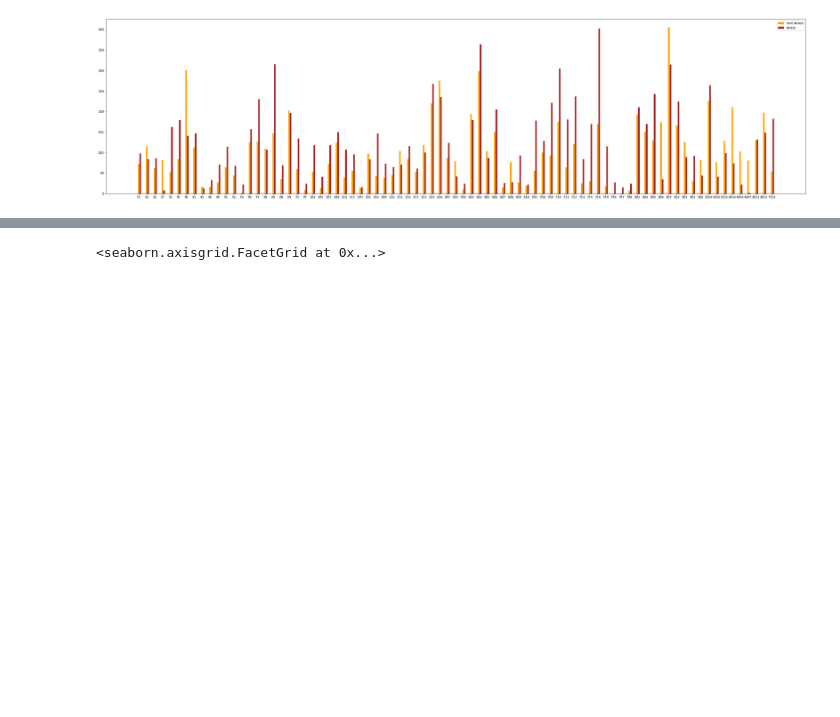
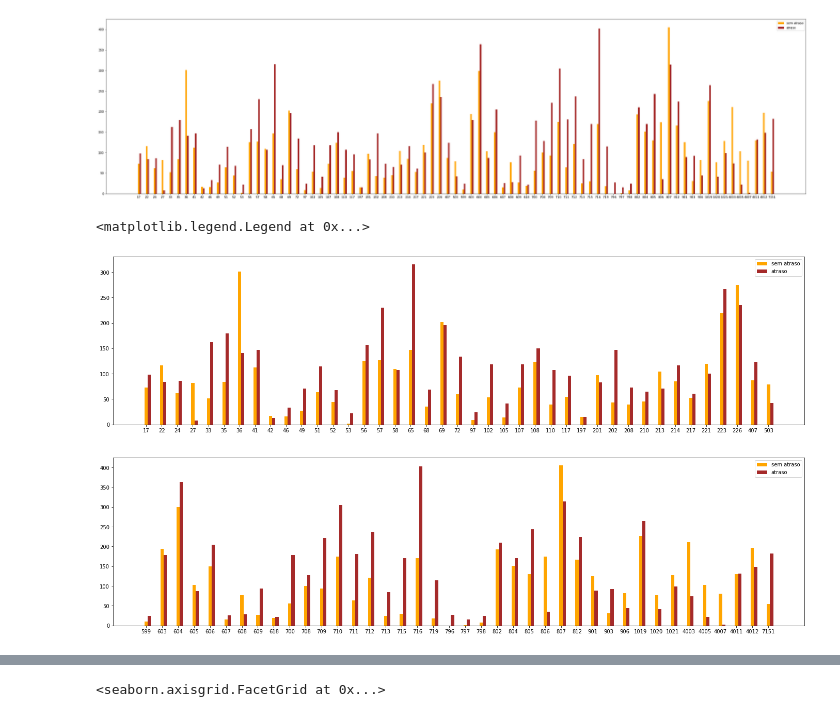
Before and after one commit to willieny/SMTT, a Jupyter notebook: SMTT.ipynb, the cells around one changed output, grey strips where cells are left out. Cells and saved outputs as stored; diff of their text form; code cells hidden in the pictures; blank space fills up the shorter version.

```diff
--- a/SMTT.ipynb
+++ b/SMTT.ipynb
@@ -257,13 +257,25 @@ dtype: int64
 # %%
 # Contagem das variáveis em relação ao atraso e adiantamento
 
+# Geral
+soma_at = data['atraso'].sum()
+soma_ad = data['adiantamento'].sum()
+
+# Empresa
 e_at = data[['empresa', 'atraso']].groupby(['empresa'], as_index=False).sum().sort_values(by='empresa')
 e_ad = data[['empresa', 'adiantamento']].groupby(['empresa'], as_index=False).sum().sort_values(by='empresa')
+
+# Sentido
 sen_at = data[['sentido', 'atraso']].groupby(['sentido'], as_index=False).sum().sort_values(by='sentido')
 sen_ad = data[['sentido', 'adiantamento']].groupby(['sentido'], as_index=False).sum().sort_values(by='sentido')
+
+# Número de linha
 nl_at = data[['numero_linha', 'atraso']].groupby(['numero_linha'], as_index=False).sum().sort_values(by='numero_linha')
 nl_ad = data[['numero_linha', 'adiantamento']].groupby(['numero_linha'], as_index=False).sum().sort_values(by='numero_linha')
-soma_at = data['atraso'].sum()
-soma_ad = data['adiantamento'].sum()
-print(soma_at, soma_ad)
+
+nl_at_40 = nl_at.loc[0:40]
+nl_ad_40 = nl_ad.loc[0:40]
+
+nl_at_80 = nl_at.loc[41:80]
+nl_ad_80 = nl_ad.loc[41:80]
 # %% [output]
@@ -391,3 +423,30 @@ ax.legend()
 # %% [output]
 <matplotlib.legend.Legend at 0x...>
 [figure]
+# %%
+#VISUALIZAÇÃO GERAL ATRASO POR LINHA
+fig, ax = plt.subplots(figsize=(24, 6))
+
+X = np.arange(len(nl_ad_40))
+labels = nl_at_40['numero_linha']
+indx = np.arange(len(labels))
+ax.bar(X + 0.0, nl_ad_40['adiantamento'], color = 'orange', width = 0.2, label = 'sem atraso')
+ax.bar(X + 0.2, nl_at_40['atraso'], color = 'brown', width = 0.2, label = 'atraso')
+ax.set_xticks(indx)
+ax.set_xticklabels(labels)
+ax.legend()
+
+fig, ax1 = plt.subplots(figsize=(24, 6))
+
+X1 = np.arange(len(nl_ad_80))
+labels1 = nl_at_80['numero_linha']
+indx = np.arange(len(labels1))
+ax1.bar(X1 + 0.0, nl_ad_80['adiantamento'], color = 'orange', width = 0.2, label = 'sem atraso')
+ax1.bar(X1 + 0.2, nl_at_80['atraso'], color = 'brown', width = 0.2, label = 'atraso')
+ax1.set_xticks(indx)
+ax1.set_xticklabels(labels1)
+ax1.legend()
+# %% [output]
+<matplotlib.legend.Legend at 0x...>
+[figure, added]
+[figure, added]
```
Also changed, not shown: parts of 5 cells of this notebook.
